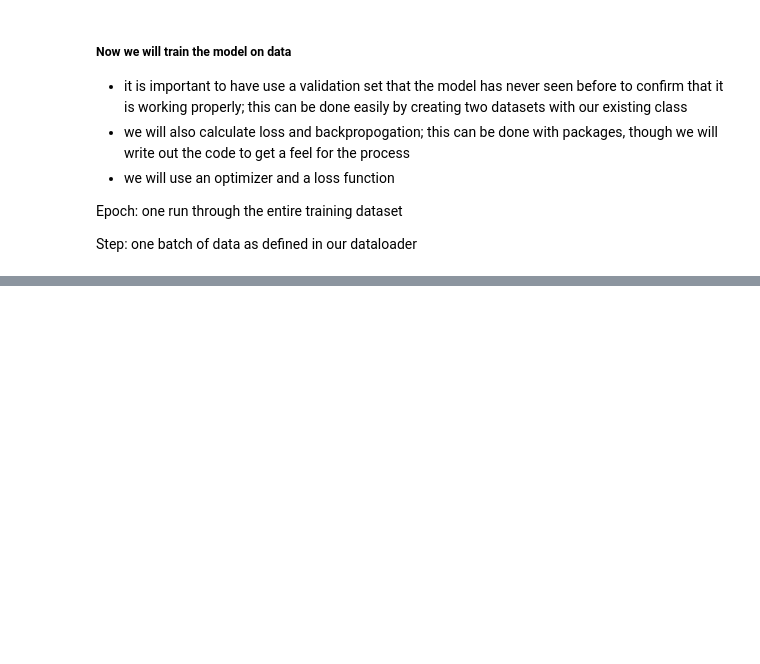
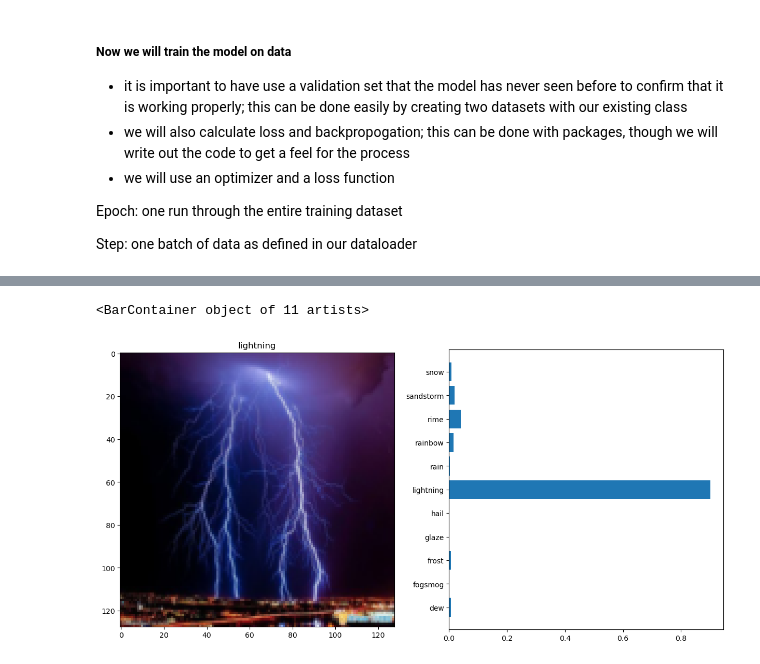
Before and after one commit to jaccl17/imageland, a Jupyter notebook: nn/nn1.ipynb, the cells around one changed output, grey strips where cells are left out. Cells and saved outputs as stored; diff of their text form; code cells hidden in the pictures; blank space fills up the shorter version.

```diff
--- a/nn/nn1.ipynb
+++ b/nn/nn1.ipynb
@@ -54,6 +54,7 @@ class Datadex(Dataset): # loads data
         return self.data.classes # returns the classes from the ImageFolder
 # %%
 # path = kagglehub.dataset_download("jehanbhathena/weather-dataset") # test weather dataset
-dataset = Datadex(data_dir='/home/unitx/wabbit_playground/nn/deck_of_cards/train')
+data_dir='/home/unitx/wabbit_playground/nn/split_weather_dataset/train'
+dataset = Datadex(data_dir)
 print(dataset.classes)
 # %% [output]
@@ -251,0 +277,27 @@ plt.show()
+# %%
+
+# count = 0
+import random
+N = random.randint(0, 9)
+N2 = random.randint(1, 33)
+# print(N)
+# print(N2)
+i = 0
+for test_images, test_labels in test_loader:
+    if i == N2:
+        break
+    else:   # load random image from test_set
+        sample_label = test_labels[N]
+        sample_image = test_images[N]
+    i += 1
+
+    print(sample_label)
+    # print(sample_image)
+
+class_no = sample_label.item()
+the_classes = dataset.classes
+
+sample_array = sample_image.cpu().numpy()
+sample = np.transpose(sample_array, (1, 2, 0))
+
+probabilities = predict(model, sample_image.unsqueeze(0), device)
@@ -251,0 +316,10 @@ plt.show()
+# %%
+fig, ax = plt.subplots(1,2, figsize=(15,7))
+
+ax[0].imshow(sample)
+ax[0].set_title(f'{the_classes[class_no]}')
+
+ax[1].barh(the_classes, probabilities)
+# %% [output]
+<BarContainer object of 11 artists>
+[figure, added]
```
Also changed, not shown: parts of 16 cells of this notebook.
